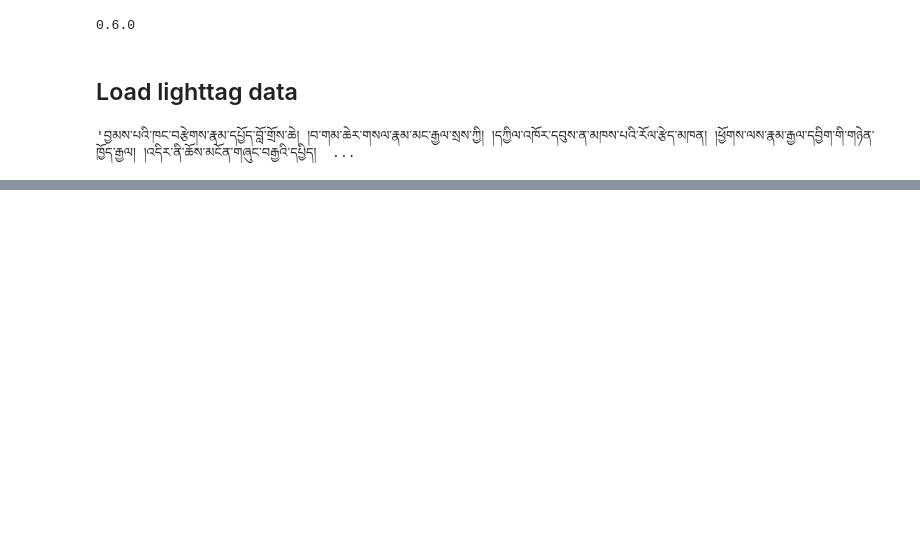
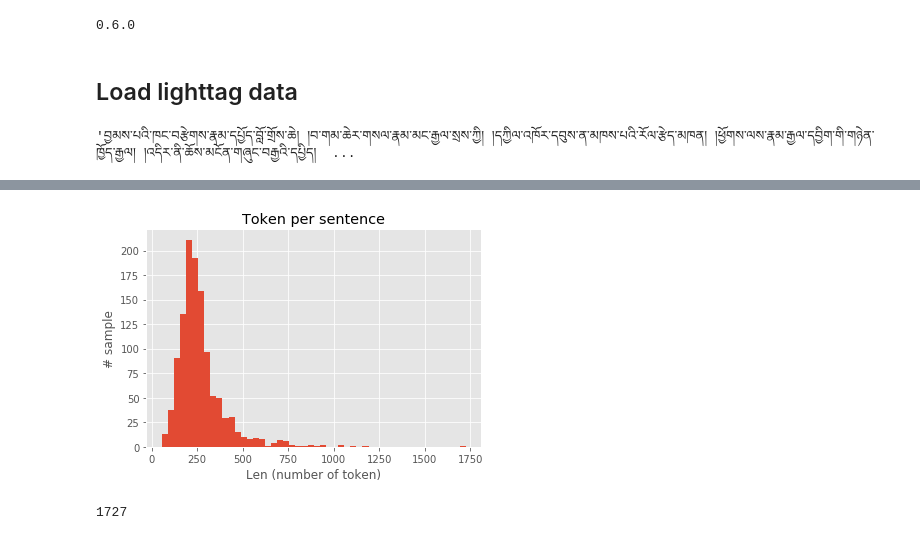
Before and after one commit to Esukhia/IE, a Jupyter notebook: 01_prepare dataset.ipynb, the cells around one changed output, grey strips where cells are left out. Drawn from its saved outputs; the diff is of its cells as text; code cells hidden in the pictures; blank space fills up the shorter version.

```diff
--- a/01_prepare dataset.ipynb
+++ b/01_prepare dataset.ipynb
@@ -170,0 +81,3 @@ for ann in annotations:
+# %%
+examples = get_examples(json_01['result'][0])
+examples
@@ -170,0 +176,11 @@ for ann in annotations:
+# %%
+def get_dataset(paths):
+    dataset = []
+    for path in paths:
+        data = json.load(path.open())
+        for ex in data['result']:
+            examples = get_examples(ex)
+            if examples: dataset.extend(examples)
+    return dataset
+# %%
+ds = get_dataset(paths)
@@ -170,0 +200,17 @@ for ann in annotations:
+# %%
+# Check how long sentences are so that we can pad them
+import matplotlib.pyplot as plt
+%matplotlib inline
+plt.style.use("ggplot")
+# %%
+plt.hist([len(s[0]) for s in ds], bins=50)
+plt.title('Token per sentence')
+plt.xlabel('Len (number of token)')
+plt.ylabel('# sample')
+plt.show()
+# %% [output]
+[figure, added]
+# %%
+max([len(s[0]) for s in ds])
+# %% [output]
+1727
```
Also changed, not shown: parts of 21 cells of this notebook.
